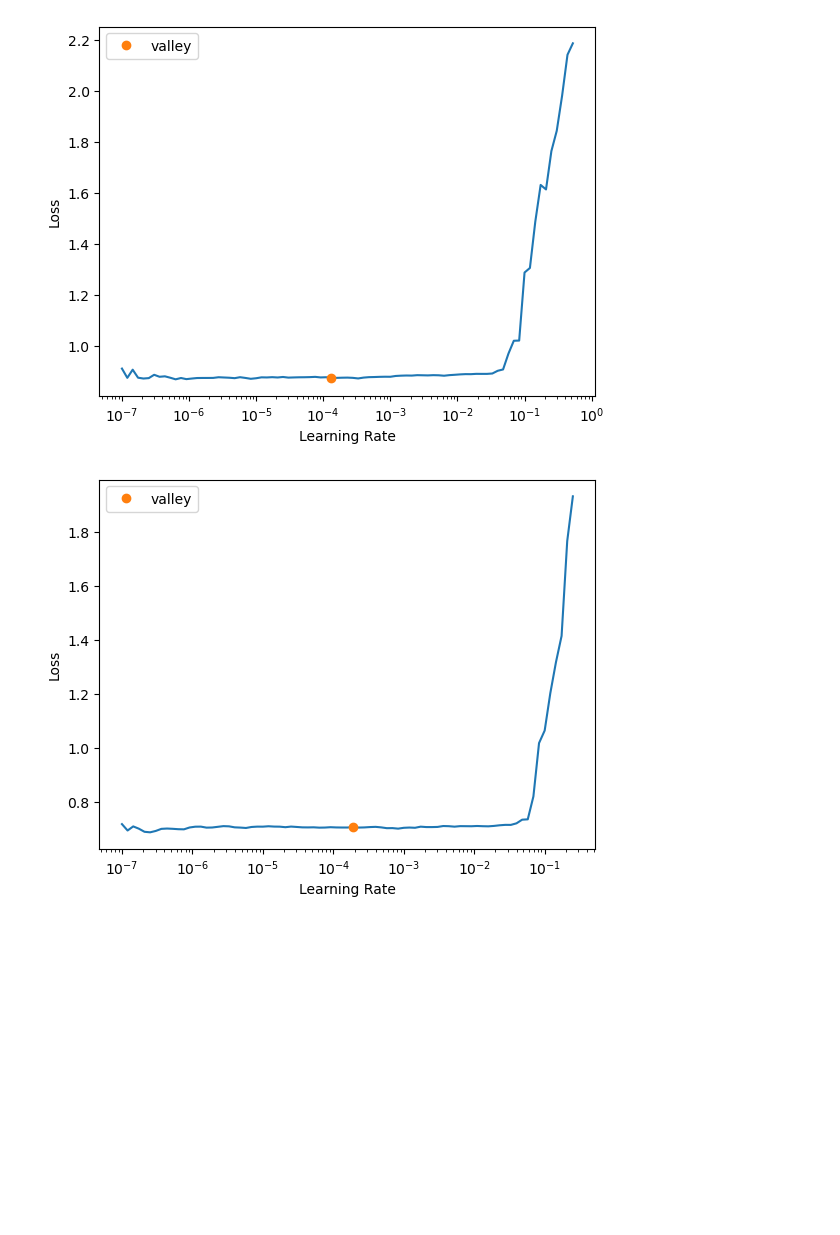
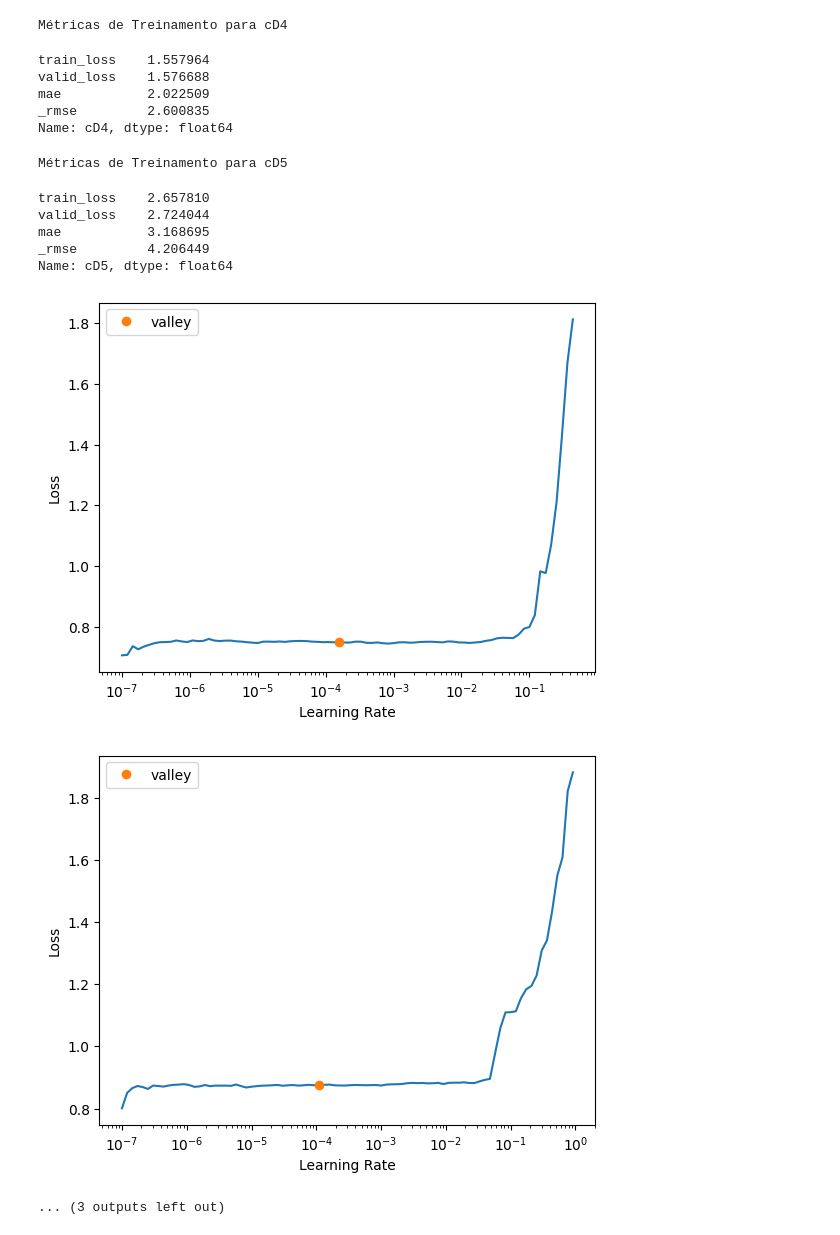
Before and after one commit to JeanArthurCostaDias/Hybrid-Structure-Forecasting, a Jupyter notebook: main.ipynb, the cells around one changed output. Cells and saved outputs as stored; diff of their text form; code cells hidden in the pictures; blank space fills up the shorter version.

```diff
--- a/main.ipynb
+++ b/main.ipynb
@@ -92,29 +121,9 @@ cA2_test, cD2_test, cD1_test = coeffs_test
 # %%
-def create_sliding_windows(data, window_size=8, horizon=8):
-    return SlidingWindow(window_size, horizon=horizon, stride=None, seq_first=True)(data) # type: ignore
-
-# Criando janelas deslizantes para cada componente
-window_size = 8
-horizon = 8
-
-# Treinamento
-X_train_cD2, y_train_cD2 = create_sliding_windows(cD2_train, window_size, horizon)
-X_train_cD1, y_train_cD1 = create_sliding_windows(cD1_train, window_size, horizon)
-
-# Teste
-X_test_cD2, y_test_cD2 = create_sliding_windows(cD2_test, window_size, horizon)
-X_test_cD1, y_test_cD1 = create_sliding_windows(cD1_test, window_size, horizon)
-
-
-
 # Dividindo em treino e validação para a rede neural
-splits_train_val_d2 = TSSplitter(valid_size=0.15)(y_train_cD2) # type: ignore
-splits_train_val_d1 = TSSplitter(valid_size=0.15)(y_train_cD1) # type: ignore
-
-
-
-# Teste especificamente do Arima
-# Dividi em X e Y para utilizar o método .update no eixo X e prever com o tamanho do eixo Y
-# Tentei "simular" predições que precisam de uma atualização constante do modelo
-X_test_cA2, y_test_cA2 = create_sliding_windows(cA2_test, window_size, horizon)
+splits_train_val_cA5 = TSSplitter(valid_size=0.15)(y_train_cA5) # type: ignore
+splits_train_val_cD5 = TSSplitter(valid_size=0.15)(y_train_cD5) # type: ignore
+splits_train_val_cD4 = TSSplitter(valid_size=0.15)(y_train_cD4) # type: ignore
+splits_train_val_cD3 = TSSplitter(valid_size=0.15)(y_train_cD3) # type: ignore
+splits_train_val_cD2 = TSSplitter(valid_size=0.15)(y_train_cD2) # type: ignore
+splits_train_val_cD1 = TSSplitter(valid_size=0.15)(y_train_cD1) # type: ignore
 # %% [output]
@@ -127,7 +178,13 @@ a2_forecast = forecast_ar1(cA2_train,new_data=X_test_cA2.flatten(),steps=len(y_t
 # %%
+# Prevendo y_test_cD1
+forecast_cD1 = forecast_ann(X_train_cD1, y_train_cD1, splits=splits_train_val_cD1, X_test=X_test_cD1, name='cD1', model=TransformerGRUPlus, epochs= 50)
+
 # Prevendo y_test_cD2
-forecast_cD2 = forecast_ann(X_train_cD2, y_train_cD2, splits=splits_train_val_d2, X_test=X_test_cD2, name='cD2', model=TransformerGRUPlus, epochs= 50)
+forecast_cD2 = forecast_ann(X_train_cD2, y_train_cD2, splits=splits_train_val_cD2, X_test=X_test_cD2, name='cD2', model=TransformerGRUPlus, epochs= 50)
 
-# Prevendo y_test_cD1
-forecast_cD1 = forecast_ann(X_train_cD1, y_train_cD1, splits=splits_train_val_d1, X_test=X_test_cD1, name='cD1', model=TransformerGRUPlus, epochs= 50)
+forecast_cD3 = forecast_ann(X_train_cD3, y_train_cD3, splits=splits_train_val_cD3, X_test=X_test_cD3, name='cD3', model=TransformerGRUPlus, epochs= 50)
+
+forecast_cD4 = forecast_ann(X_train_cD4, y_train_cD4, splits=splits_train_val_cD4, X_test=X_test_cD4, name='cD4', model=TransformerGRUPlus, epochs= 50)
+
+forecast_cD5 = forecast_ann(X_train_cD5, y_train_cD5, splits=splits_train_val_cD5, X_test=X_test_cD5, name='cD5', model=TransformerGRUPlus, epochs= 50)
 # %% [output]
@@ -146,4 +209,17 @@ Name: cD1, dtype: float64
+Métricas de Treinamento para cD4
+train_loss    1.557964
+valid_loss    1.576688
+mae           2.022509
+_rmse         2.600835
+Name: cD4, dtype: float64
+Métricas de Treinamento para cD5
+train_loss    2.657810
+valid_loss    2.724044
+mae           3.168695
+_rmse         4.206449
+Name: cD5, dtype: float64
-[figure, old version]
+[figure, new version]
-[figure, old version]
+[figure, new version]
+... (3 outputs left out)
 # %%
 # Revertendo a decomposição
```
Also changed, not shown: parts of 17 cells of this notebook.
